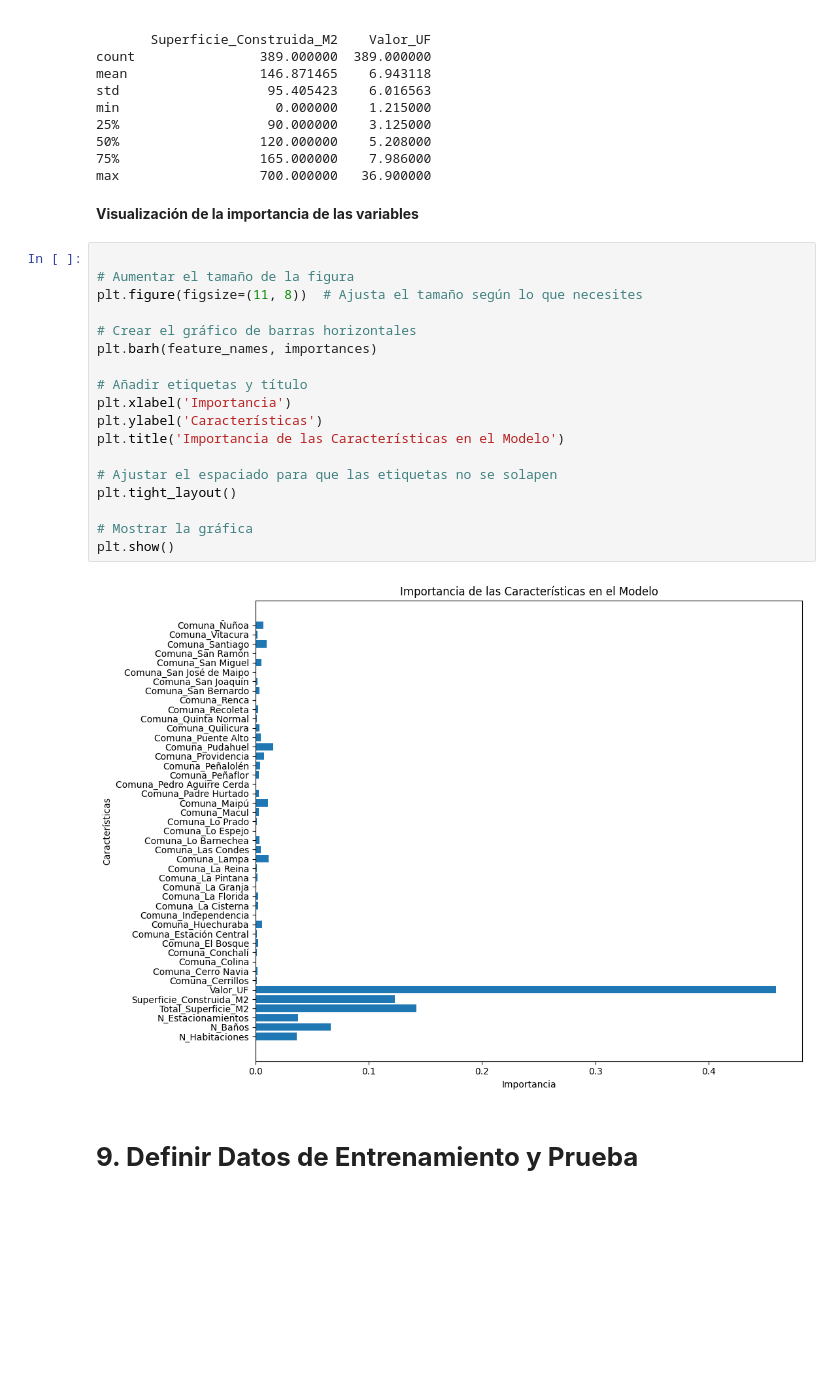
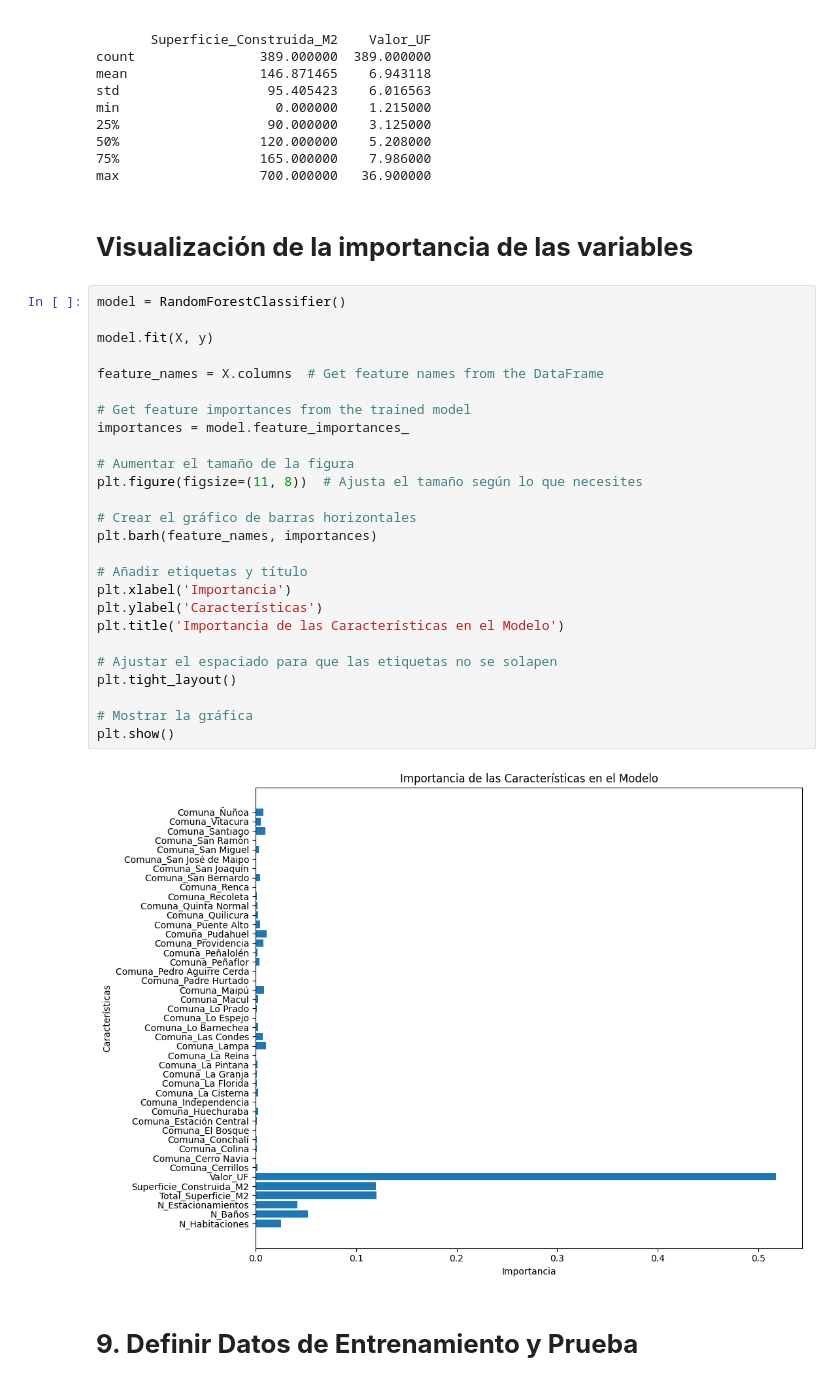
Before and after one commit to JoelByron/AI_Camp_TalentoTech, a Jupyter notebook: project/Real_Estate_Value_Classification_Project.ipynb, the cells around one changed output. Saved outputs shown, nothing was run; the diff lists cells and outputs as text; blank space fills up the shorter version.

```diff
--- a/project/Real_Estate_Value_Classification_Project.ipynb
+++ b/project/Real_Estate_Value_Classification_Project.ipynb
@@ -293,27 +318,35 @@ min                    0.000000    1.215000
 75%                  165.000000    7.986000
 max                  700.000000   36.900000
 # %% [markdown]
-**Visualización de la importancia de las variables**
+# **Visualización de la importancia de las variables**
 # %%
+model = RandomForestClassifier()
+
+model.fit(X, y)
+
+feature_names = X.columns  # Get feature names from the DataFrame
+
+# Get feature importances from the trained model
+importances = model.feature_importances_
 
 # Aumentar el tamaño de la figura
 plt.figure(figsize=(11, 8))  # Ajusta el tamaño según lo que necesites
 
 # Crear el gráfico de barras horizontales
 plt.barh(feature_names, importances)
 
 # Añadir etiquetas y título
 plt.xlabel('Importancia')
 plt.ylabel('Características')
 plt.title('Importancia de las Características en el Modelo')
 
 # Ajustar el espaciado para que las etiquetas no se solapen
 plt.tight_layout()
 
 # Mostrar la gráfica
 plt.show()
 # %% [output]
-[figure, old version]
+[figure, new version]
 # %% [markdown]
 # **9. Definir Datos de Entrenamiento y Prueba**
 # %%
```
Also changed, not shown: parts of 41 cells of this notebook.
